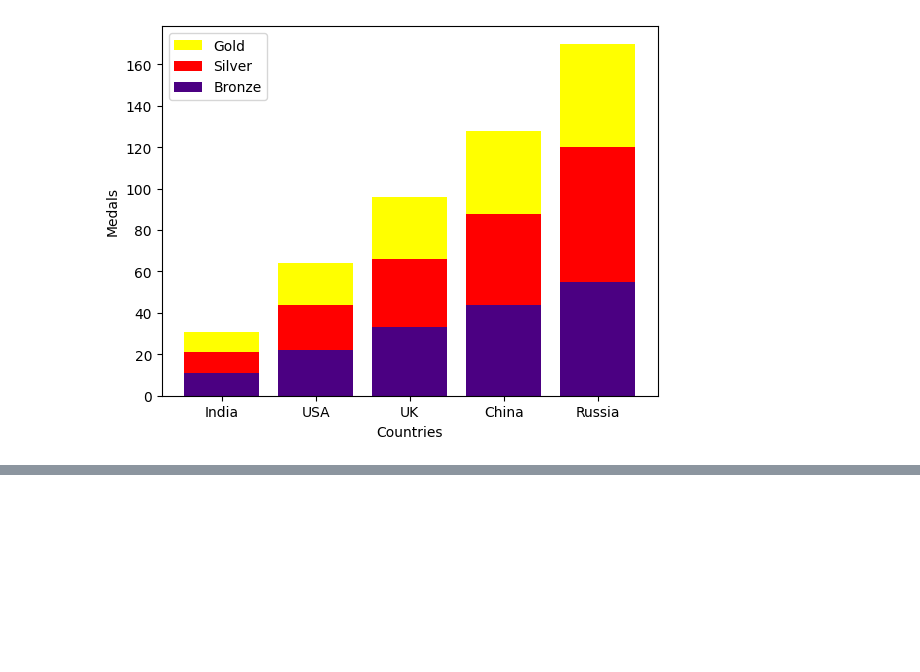
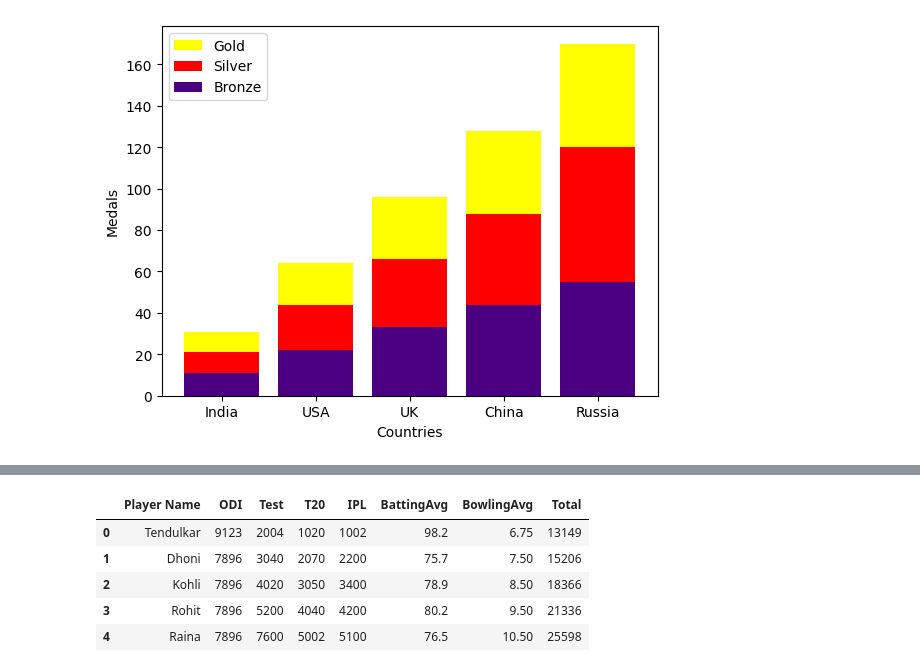
Before and after one commit to harish-44/SIC, a Jupyter notebook: 18,3,23.IPYNB, the cells around one changed output, grey strips where cells are left out. Drawn from its saved outputs; the diff is of its cells as text; code cells hidden in the pictures; blank space fills up the shorter version.

```diff
--- a/18,3,23.IPYNB
+++ b/18,3,23.IPYNB
@@ -424,0 +469,10 @@ pyplot.show()
+# %%
+s=pd.read_excel("Cricket.xlsx")
+s
+# %% [output]
+|  | Player Name | ODI | Test | T20 | IPL | BattingAvg | BowlingAvg | Total |
+| 0 | Tendulkar | 9123 | 2004 | 1020 | 1002 | 98.2 | 6.75 | 13149 |
+| 1 | Dhoni | 7896 | 3040 | 2070 | 2200 | 75.7 | 7.50 | 15206 |
+| 2 | Kohli | 7896 | 4020 | 3050 | 3400 | 78.9 | 8.50 | 18366 |
+| 3 | Rohit | 7896 | 5200 | 4040 | 4200 | 80.2 | 9.50 | 21336 |
+| 4 | Raina | 7896 | 7600 | 5002 | 5100 | 76.5 | 10.50 | 25598 |
```
Also changed, not shown: parts of 5 cells of this notebook, 4 other files.
